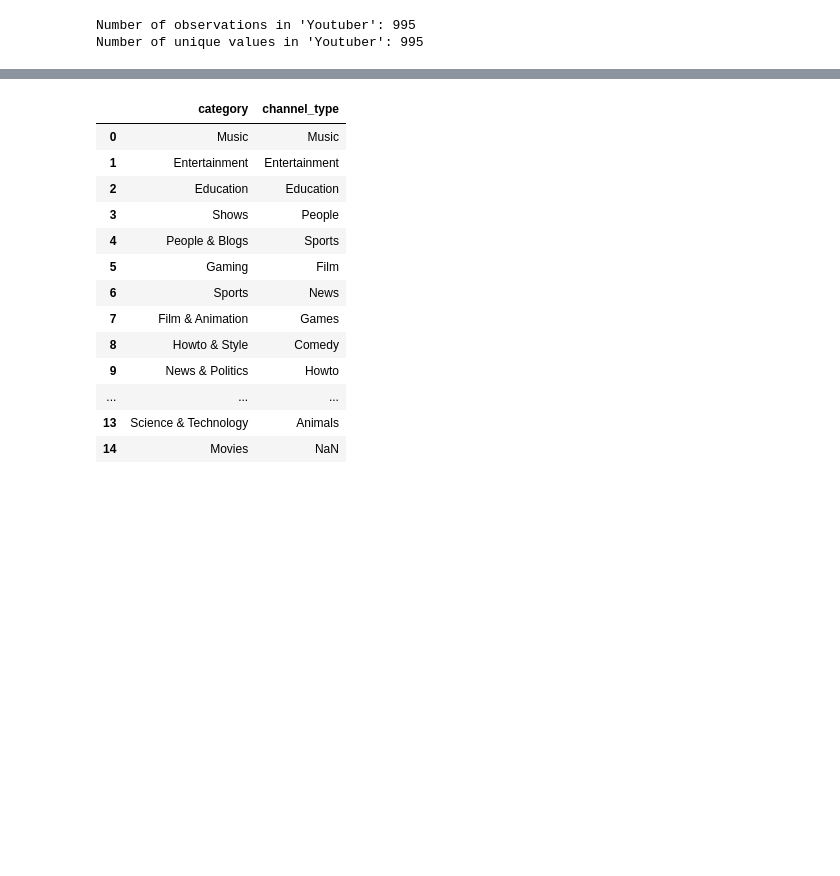
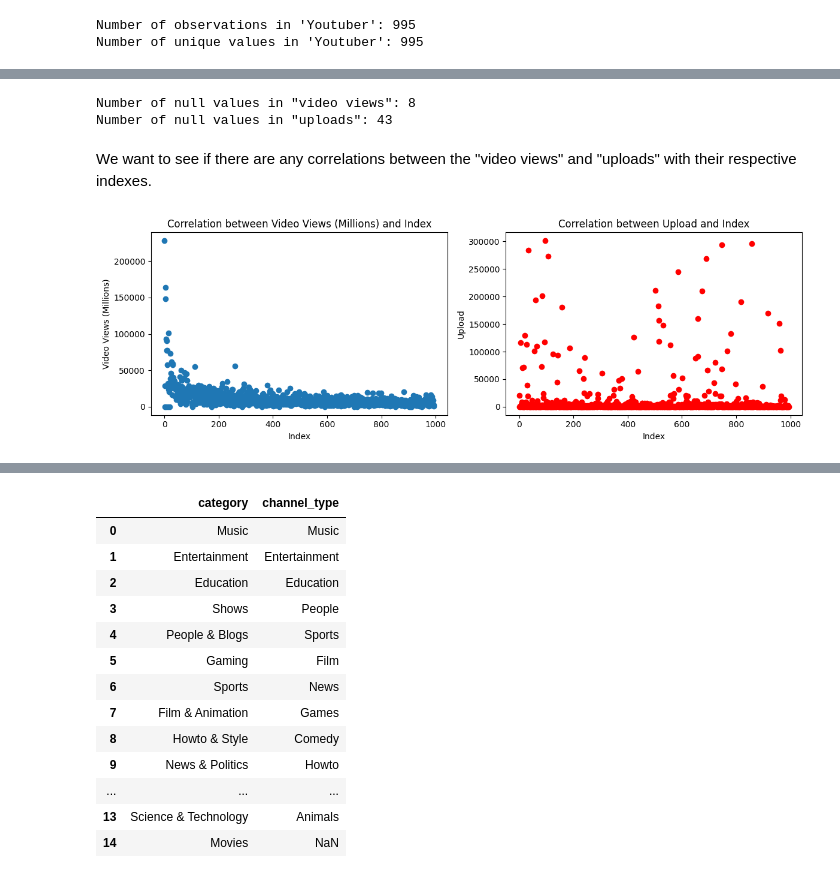
Before and after one commit to Alexxanderson/CSMODEL-PROJECT, a Jupyter notebook: MCO1/Phase1Notebook.ipynb, the cells around one changed output, grey strips where cells are left out. Drawn from its saved outputs; the diff is of its cells as text; code cells hidden in the pictures; blank space fills up the shorter version.

```diff
--- a/MCO1/Phase1Notebook.ipynb
+++ b/MCO1/Phase1Notebook.ipynb
@@ -190,0 +293,34 @@ Number of unique values in 'Youtuber': 995
+# %%
+# Display the counts
+null_views_count = youtube_df['video views'].eq(0).sum()
+null_uploads_count = youtube_df['uploads'].eq(0).sum()
+print(f'Number of null values in "video views": {null_views_count}')
+print(f'Number of null values in "uploads": {null_uploads_count}')
+# %% [output]
+Number of null values in "video views": 8
+Number of null values in "uploads": 43
+# %% [markdown]
+We want to see if there are any correlations between the "video views" and "uploads" with their respective indexes.
+# %%
+# Create a figure with two subplots side by side
+fig, axs = plt.subplots(1, 2, figsize=(12, 4))
+
+# Plot 'video views' (in millions) in the first subplot
+axs[0].scatter(youtube_df.index, youtube_df['video views'] / 1000000)  # Divide by 1,000,000
+axs[0].set_title('Correlation between Video Views (Millions) and Index')
+axs[0].set_xlabel('Index')
+axs[0].set_ylabel('Video Views (Millions)')
+
+# Plot 'upload' in the second subplot
+axs[1].scatter(youtube_df.index, youtube_df['uploads'], color='red')
+axs[1].set_title('Correlation between Upload and Index')
+axs[1].set_xlabel('Index')
+axs[1].set_ylabel('Upload')
+
+# Adjust the layout for better spacing
+plt.tight_layout()
+
+# Show the combined figure
+plt.show()
+# %% [output]
+[figure, added]
```
Also changed, not shown: parts of 98 cells of this notebook.
